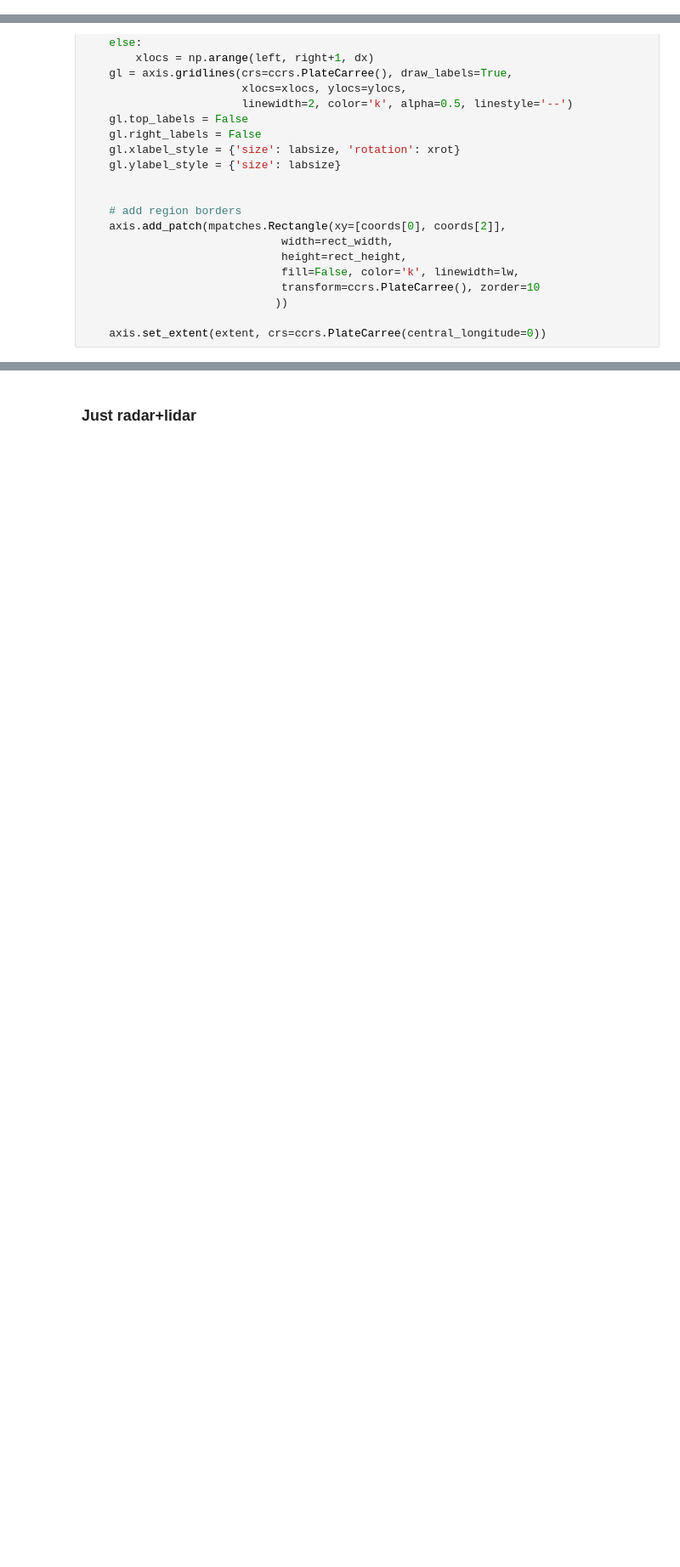
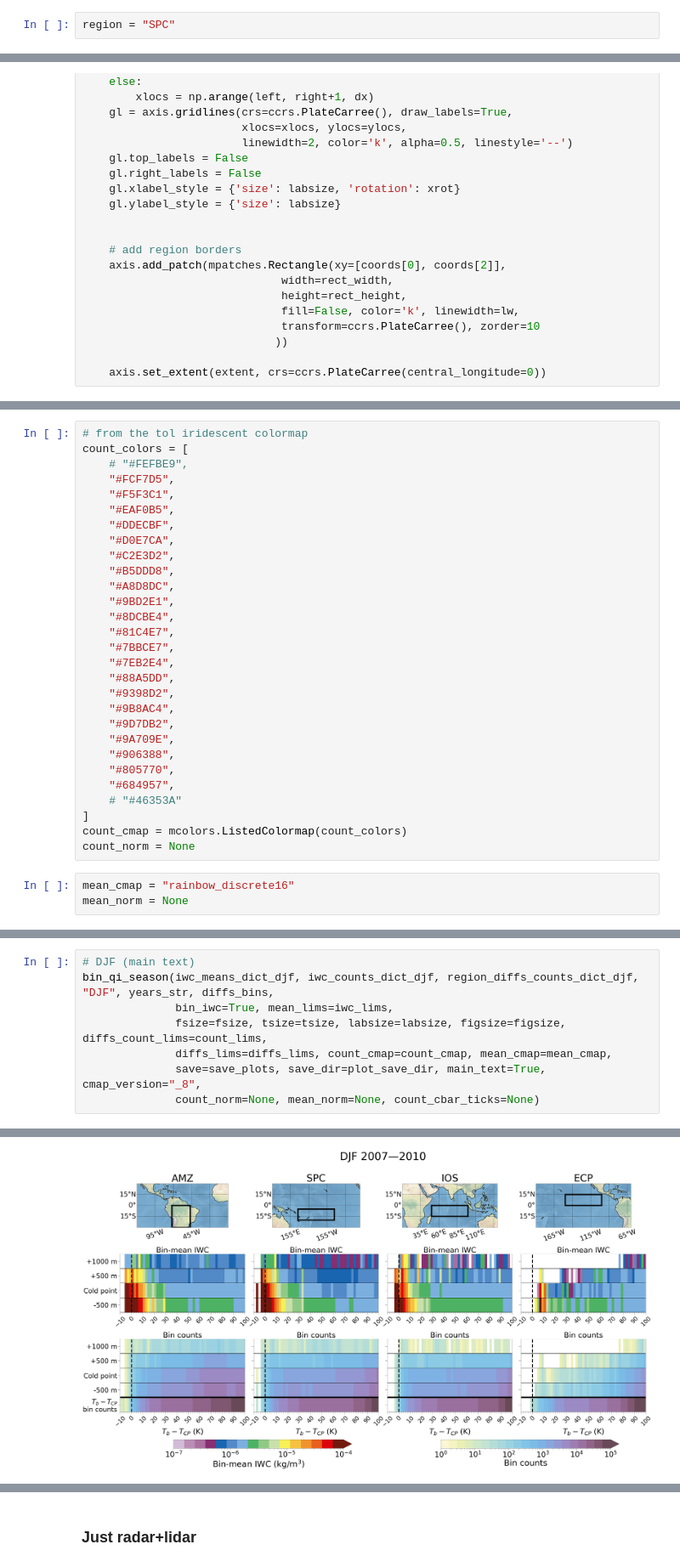
Before and after one commit to jacnugent/tropical-conv-os-2023, a Jupyter notebook: jupyter_notebooks/obs_climo_paper_diffs_binned_plots.ipynb, the cells around one changed output, grey strips where cells are left out. Shown at 85% size. Saved outputs shown, nothing was run; the diff lists cells and outputs as text; blank space fills up the shorter version.

Commit message:
new colormaps

```diff
--- a/jupyter_notebooks/obs_climo_paper_diffs_binned_plots.ipynb
+++ b/jupyter_notebooks/obs_climo_paper_diffs_binned_plots.ipynb
@@ -208,3 +245,5 @@ for region in region_dict["JJA"]:
     # qi3_means_dict_jja[region], qi3_counts_dict_jja[region] = boo.load_saved_dicts("qi", "JJA", region, years_str, pickle_dir_bin, iflag=3)
     iwc_means_dict_jja[region], iwc_counts_dict_jja[region] = boo.load_saved_dicts("iwc", "JJA", region, years_str, pickle_dir_bin)
     iwc3_means_dict_jja[region], iwc3_counts_dict_jja[region] = boo.load_saved_dicts("iwc", "JJA", region, years_str, pickle_dir_bin, iflag=3)
+# %%
+region = "SPC"
@@ -546,0 +586,32 @@ saved to /home/b/b380887/cold-point-overshoot/plots/obs_paper/paper_figs/IWC_bin
+# %%
+# from the tol iridescent colormap
+count_colors = [
+    # "#FEFBE9",
+    "#FCF7D5",
+    "#F5F3C1",
+    "#EAF0B5",
+    "#DDECBF",
+    "#D0E7CA",
+    "#C2E3D2",
+    "#B5DDD8",
+    "#A8D8DC",
+    "#9BD2E1",
+    "#8DCBE4",
+    "#81C4E7",
+    "#7BBCE7",
+    "#7EB2E4",
+    "#88A5DD",
+    "#9398D2",
+    "#9B8AC4",
+    "#9D7DB2",
+    "#9A709E",
+    "#906388",
+    "#805770",
+    "#684957",
+    # "#46353A"
+]
+count_cmap = mcolors.ListedColormap(count_colors)
+count_norm = None
+# %%
+mean_cmap = "rainbow_discrete16"
+mean_norm = None
@@ -546,0 +624,9 @@ saved to /home/b/b380887/cold-point-overshoot/plots/obs_paper/paper_figs/IWC_bin
+# %%
+# DJF (main text)
+bin_qi_season(iwc_means_dict_djf, iwc_counts_dict_djf, region_diffs_counts_dict_djf, "DJF", years_str, diffs_bins,
+              bin_iwc=True, mean_lims=iwc_lims,
+              fsize=fsize, tsize=tsize, labsize=labsize, figsize=figsize, diffs_count_lims=count_lims,
+              diffs_lims=diffs_lims, count_cmap=count_cmap, mean_cmap=mean_cmap,
+              save=save_plots, save_dir=plot_save_dir, main_text=True, cmap_version="_8",
+              count_norm=None, mean_norm=None, count_cbar_ticks=None)
+# %% [output]
@@ -546,0 +634 @@ saved to /home/b/b380887/cold-point-overshoot/plots/obs_paper/paper_figs/IWC_bin
+[figure, added]
```
Also changed, not shown: parts of 22 cells of this notebook.
